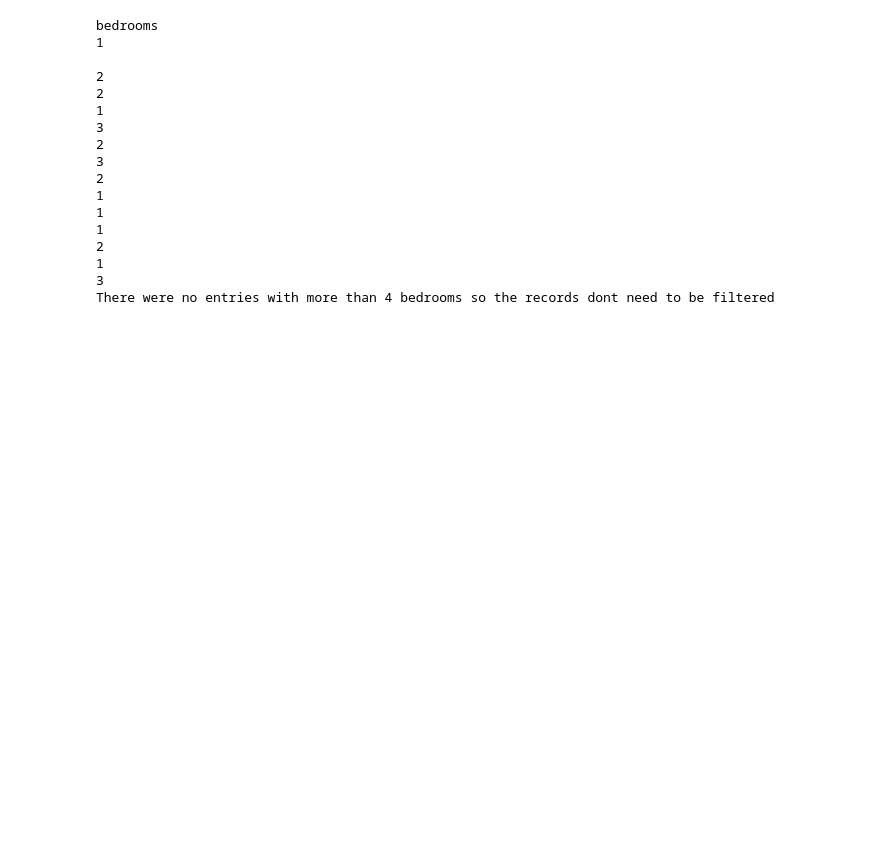
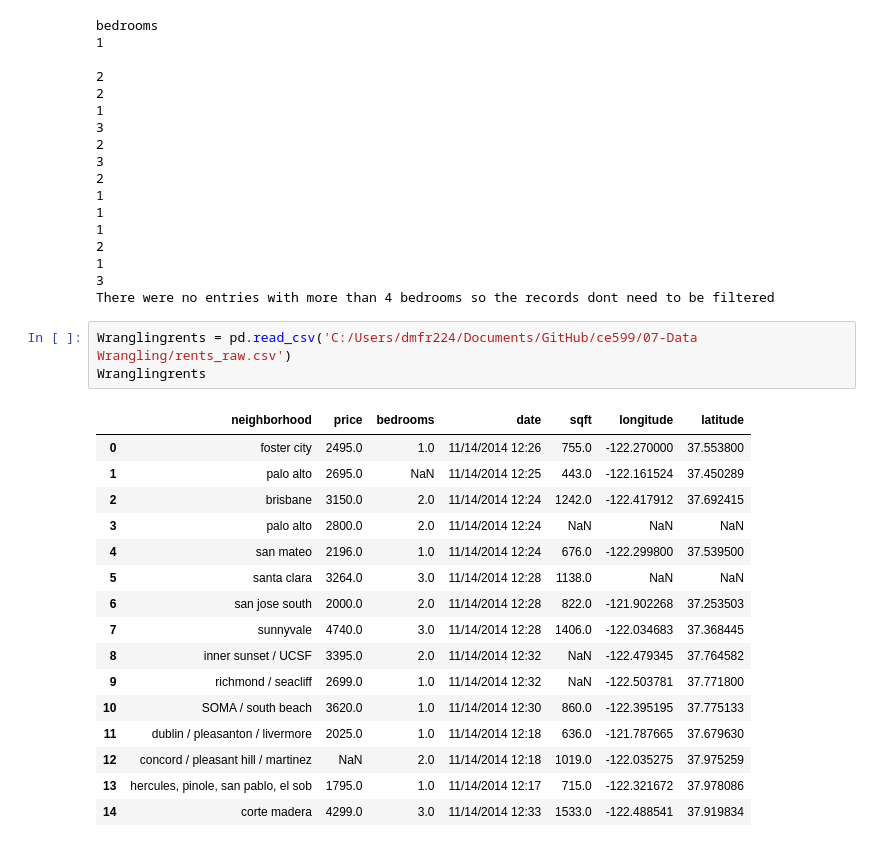
Before and after one commit to dmfrancis/ce599, a Jupyter notebook: 07-Data Wrangling/data-wrangling.ipynb, the cells around one changed output. Cells and saved outputs as stored; diff of their text form; blank space fills up the shorter version.

Commit message:
Rents work

```diff
--- a/07-Data Wrangling/data-wrangling.ipynb
+++ b/07-Data Wrangling/data-wrangling.ipynb
@@ -519,3 +519,23 @@ bedrooms
 1
 3
 There were no entries with more than 4 bedrooms so the records dont need to be filtered
+# %%
+Wranglingrents = pd.read_csv('C:/Users/dmfr224/Documents/GitHub/ce599/07-Data Wrangling/rents_raw.csv')
+Wranglingrents
+# %% [output]
+|  | neighborhood | price | bedrooms | date | sqft | longitude | latitude |
+| 0 | foster city | 2495.0 | 1.0 | 11/14/2014 12:26 | 755.0 | -122.270000 | 37.553800 |
+| 1 | palo alto | 2695.0 | NaN | 11/14/2014 12:25 | 443.0 | -122.161524 | 37.450289 |
+| 2 | brisbane | 3150.0 | 2.0 | 11/14/2014 12:24 | 1242.0 | -122.417912 | 37.692415 |
+| 3 | palo alto | 2800.0 | 2.0 | 11/14/2014 12:24 | NaN | NaN | NaN |
+| 4 | san mateo | 2196.0 | 1.0 | 11/14/2014 12:24 | 676.0 | -122.299800 | 37.539500 |
+| 5 | santa clara | 3264.0 | 3.0 | 11/14/2014 12:28 | 1138.0 | NaN | NaN |
+| 6 | san jose south | 2000.0 | 2.0 | 11/14/2014 12:28 | 822.0 | -121.902268 | 37.253503 |
+| 7 | sunnyvale | 4740.0 | 3.0 | 11/14/2014 12:28 | 1406.0 | -122.034683 | 37.368445 |
+| 8 | inner sunset / UCSF | 3395.0 | 2.0 | 11/14/2014 12:32 | NaN | -122.479345 | 37.764582 |
+| 9 | richmond / seacliff | 2699.0 | 1.0 | 11/14/2014 12:32 | NaN | -122.503781 | 37.771800 |
+| 10 | SOMA / south beach | 3620.0 | 1.0 | 11/14/2014 12:30 | 860.0 | -122.395195 | 37.775133 |
+| 11 | dublin / pleasanton / livermore | 2025.0 | 1.0 | 11/14/2014 12:18 | 636.0 | -121.787665 | 37.679630 |
+| 12 | concord / pleasant hill / martinez | NaN | 2.0 | 11/14/2014 12:18 | 1019.0 | -122.035275 | 37.975259 |
+| 13 | hercules, pinole, san pablo, el sob | 1795.0 | 1.0 | 11/14/2014 12:17 | 715.0 | -122.321672 | 37.978086 |
+| 14 | corte madera | 4299.0 | 3.0 | 11/14/2014 12:33 | 1533.0 | -122.488541 | 37.919834 |
```
Also changed, not shown: parts of 5 cells of this notebook.
